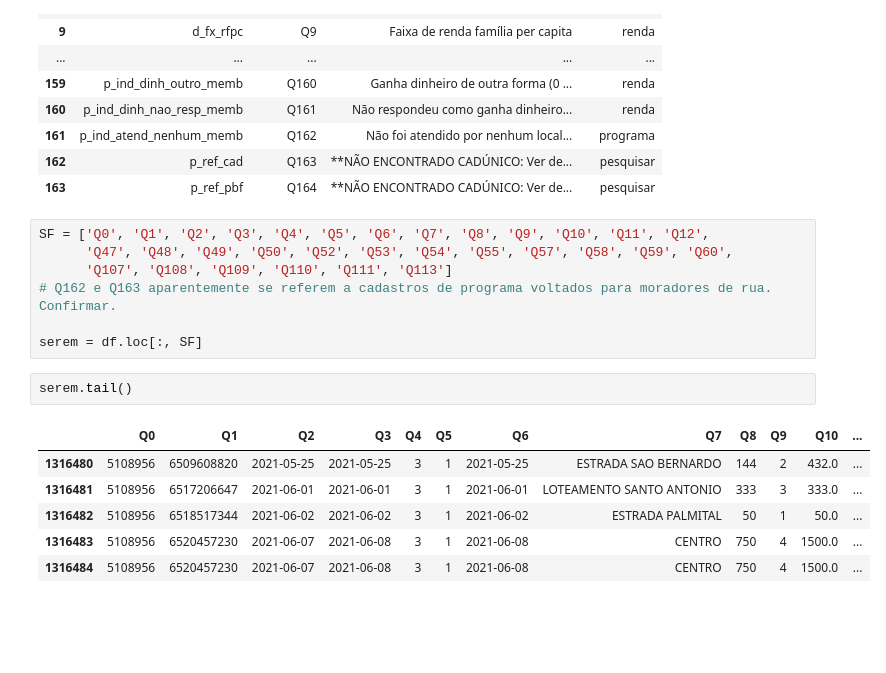
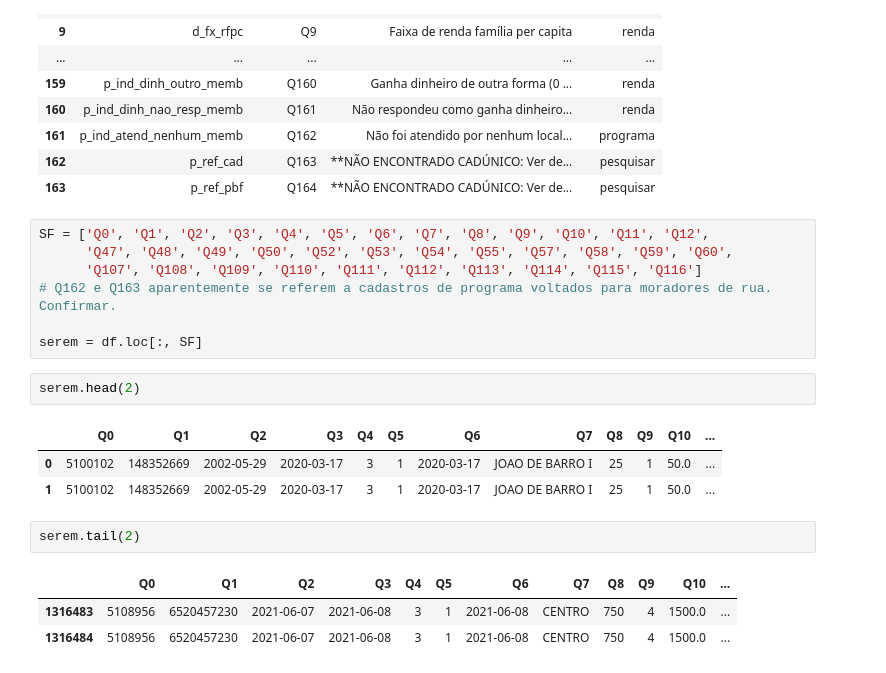
Before and after one commit to fernandovieira1/os_240-2021_setasc, a Jupyter notebook: analise_os.ipynb, the cells around one changed output. Saved outputs shown, nothing was run; the diff lists cells and outputs as text; blank space fills up the shorter version.

Commit message:
colab ipad 19022022 / títulos serem

```diff
--- a/analise_os.ipynb
+++ b/analise_os.ipynb
@@ -66,16 +74,19 @@ glossario
 # %%
 SF = ['Q0', 'Q1', 'Q2', 'Q3', 'Q4', 'Q5', 'Q6', 'Q7', 'Q8', 'Q9', 'Q10', 'Q11', 'Q12',
       'Q47', 'Q48', 'Q49', 'Q50', 'Q52', 'Q53', 'Q54', 'Q55', 'Q57', 'Q58', 'Q59', 'Q60',
-      'Q107', 'Q108', 'Q109', 'Q110', 'Q111', 'Q113']
+      'Q107', 'Q108', 'Q109', 'Q110', 'Q111', 'Q112', 'Q113', 'Q114', 'Q115', 'Q116']
 # Q162 e Q163 aparentemente se referem a cadastros de programa voltados para moradores de rua. Confirmar.
 
 serem = df.loc[:, SF]
+# %%
+serem.head(2)
+# %% [output]
+|  | Q0 | Q1 | Q2 | Q3 | Q4 | Q5 | Q6 | Q7 | Q8 | Q9 | Q10 | ... |
+| 0 | 5100102 | 148352669 | 2002-05-29 | 2020-03-17 | 3 | 1 | 2020-03-17 | JOAO DE BARRO I | 25 | 1 | 50.0 | ... |
+| 1 | 5100102 | 148352669 | 2002-05-29 | 2020-03-17 | 3 | 1 | 2020-03-17 | JOAO DE BARRO I | 25 | 1 | 50.0 | ... |
 # %%
-serem.tail()
+serem.tail(2)
 # %% [output]
 |  | Q0 | Q1 | Q2 | Q3 | Q4 | Q5 | Q6 | Q7 | Q8 | Q9 | Q10 | ... |
-| 1316480 | 5108956 | 6509608820 | 2021-05-25 | 2021-05-25 | 3 | 1 | 2021-05-25 | ESTRADA SAO BERNARDO | 144 | 2 | 432.0 | ... |
-| 1316481 | 5108956 | 6517206647 | 2021-06-01 | 2021-06-01 | 3 | 1 | 2021-06-01 | LOTEAMENTO SANTO ANTONIO | 333 | 3 | 333.0 | ... |
-| 1316482 | 5108956 | 6518517344 | 2021-06-02 | 2021-06-02 | 3 | 1 | 2021-06-02 | ESTRADA PALMITAL | 50 | 1 | 50.0 | ... |
 | 1316483 | 5108956 | 6520457230 | 2021-06-07 | 2021-06-08 | 3 | 1 | 2021-06-08 | CENTRO | 750 | 4 | 1500.0 | ... |
 | 1316484 | 5108956 | 6520457230 | 2021-06-07 | 2021-06-08 | 3 | 1 | 2021-06-08 | CENTRO | 750 | 4 | 1500.0 | ... |
```
Also changed, not shown: parts of 5 cells of this notebook.
